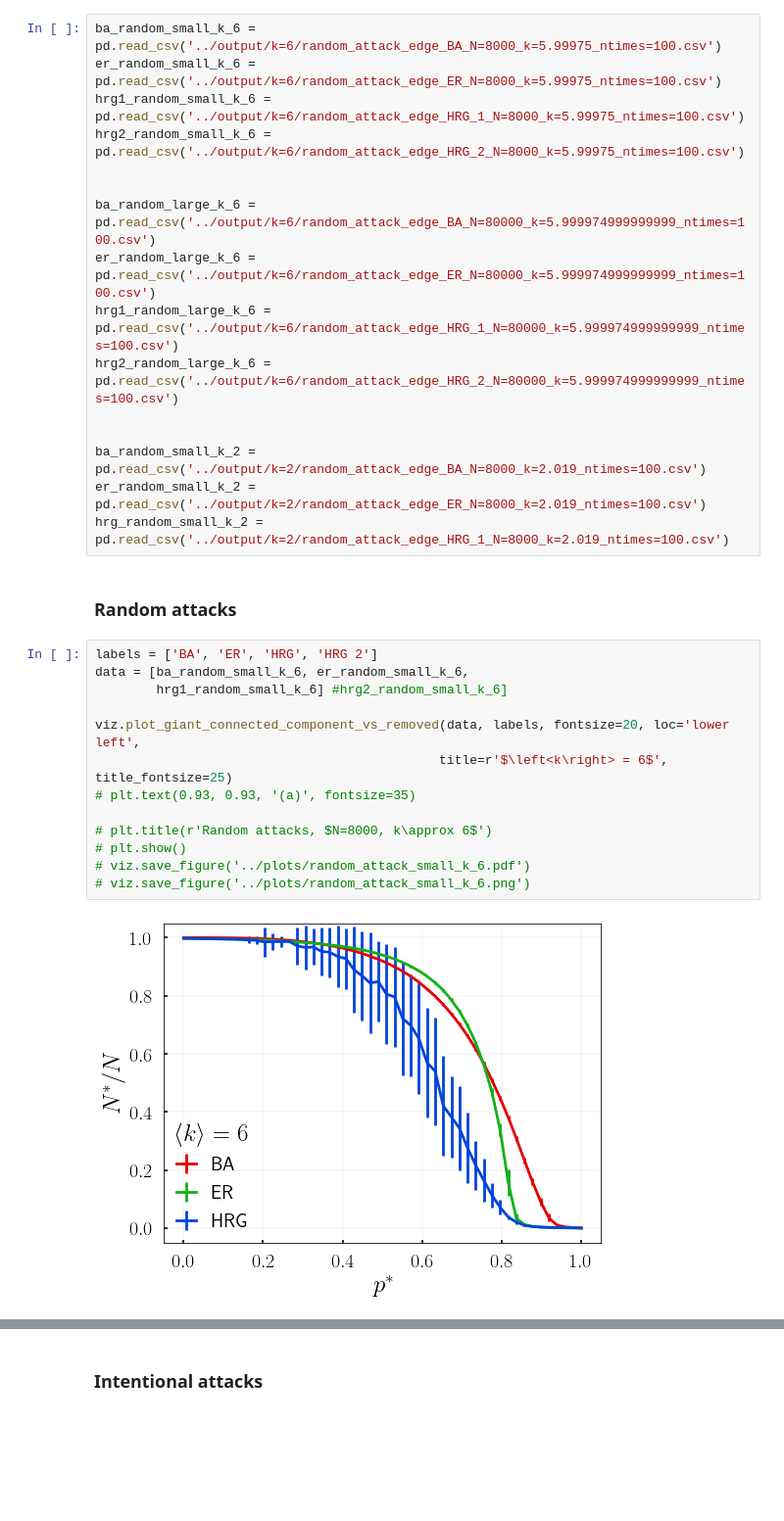
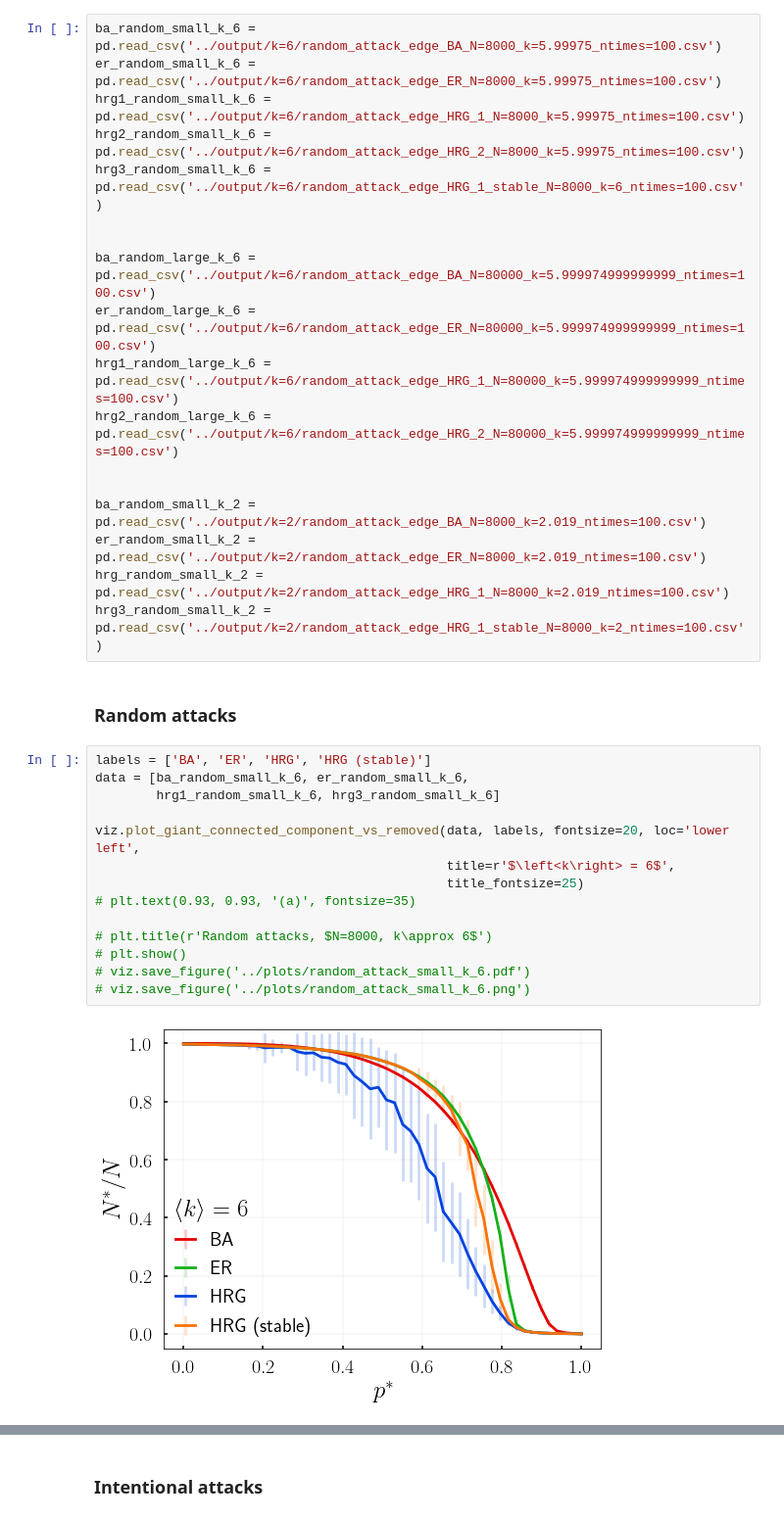
Before and after one commit to robertjankowski/attacks-on-hierarchical-networks, a Jupyter notebook: notebooks/attacks_on_hrg_results.ipynb, the cells around one changed output, grey strips where cells are left out. Shown at 98% size. Drawn from its saved outputs; the diff is of its cells as text; blank space fills up the shorter version.

```diff
--- a/notebooks/attacks_on_hrg_results.ipynb
+++ b/notebooks/attacks_on_hrg_results.ipynb
@@ -22,6 +22,7 @@ ba_random_small_k_6 = pd.read_csv('../output/k=6/random_attack_edge_BA_N=8000_k=
 er_random_small_k_6 = pd.read_csv('../output/k=6/random_attack_edge_ER_N=8000_k=5.99975_ntimes=100.csv')
 hrg1_random_small_k_6 = pd.read_csv('../output/k=6/random_attack_edge_HRG_1_N=8000_k=5.99975_ntimes=100.csv')
 hrg2_random_small_k_6 = pd.read_csv('../output/k=6/random_attack_edge_HRG_2_N=8000_k=5.99975_ntimes=100.csv')
+hrg3_random_small_k_6 = pd.read_csv('../output/k=6/random_attack_edge_HRG_1_stable_N=8000_k=6_ntimes=100.csv')
 
 
 ba_random_large_k_6 = pd.read_csv('../output/k=6/random_attack_edge_BA_N=80000_k=5.999974999999999_ntimes=100.csv')
@@ -33,23 +34,25 @@ hrg2_random_large_k_6 = pd.read_csv('../output/k=6/random_attack_edge_HRG_2_N=80
 ba_random_small_k_2 = pd.read_csv('../output/k=2/random_attack_edge_BA_N=8000_k=2.019_ntimes=100.csv')
 er_random_small_k_2 = pd.read_csv('../output/k=2/random_attack_edge_ER_N=8000_k=2.019_ntimes=100.csv')
 hrg_random_small_k_2 = pd.read_csv('../output/k=2/random_attack_edge_HRG_1_N=8000_k=2.019_ntimes=100.csv')
+hrg3_random_small_k_2 = pd.read_csv('../output/k=2/random_attack_edge_HRG_1_stable_N=8000_k=2_ntimes=100.csv')
 # %% [markdown]
 ### Random attacks
 # %%
-labels = ['BA', 'ER', 'HRG', 'HRG 2']
+labels = ['BA', 'ER', 'HRG', 'HRG (stable)']
 data = [ba_random_small_k_6, er_random_small_k_6,
-        hrg1_random_small_k_6] #hrg2_random_small_k_6]
+        hrg1_random_small_k_6, hrg3_random_small_k_6]
 
 viz.plot_giant_connected_component_vs_removed(data, labels, fontsize=20, loc='lower left',
-                                             title=r'$\left<k\right> = 6$', title_fontsize=25)
+                                              title=r'$\left<k\right> = 6$',
+                                              title_fontsize=25)
 # plt.text(0.93, 0.93, '(a)', fontsize=35)
 
 # plt.title(r'Random attacks, $N=8000, k\approx 6$')
 # plt.show()
 # viz.save_figure('../plots/random_attack_small_k_6.pdf')
 # viz.save_figure('../plots/random_attack_small_k_6.png')
 # %% [output]
-[figure, old version]
+[figure, new version]
 # %%
 labels = ['BA', 'ER', 'HRG 1', 'HRG 2']
 data = [ba_random_large_k_6, er_random_large_k_6,
```
Also changed, not shown: parts of 7 cells of this notebook, 4 other files.
